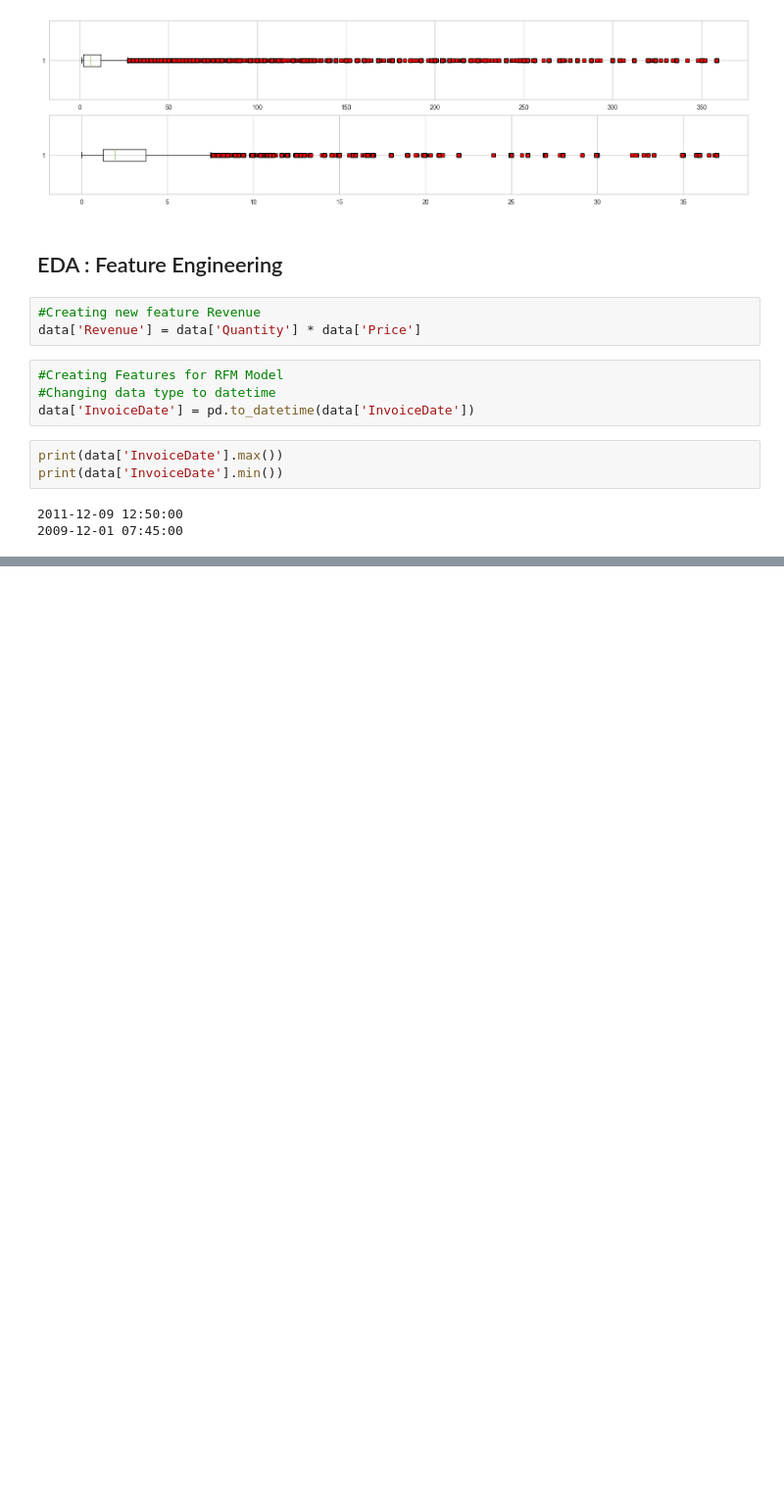
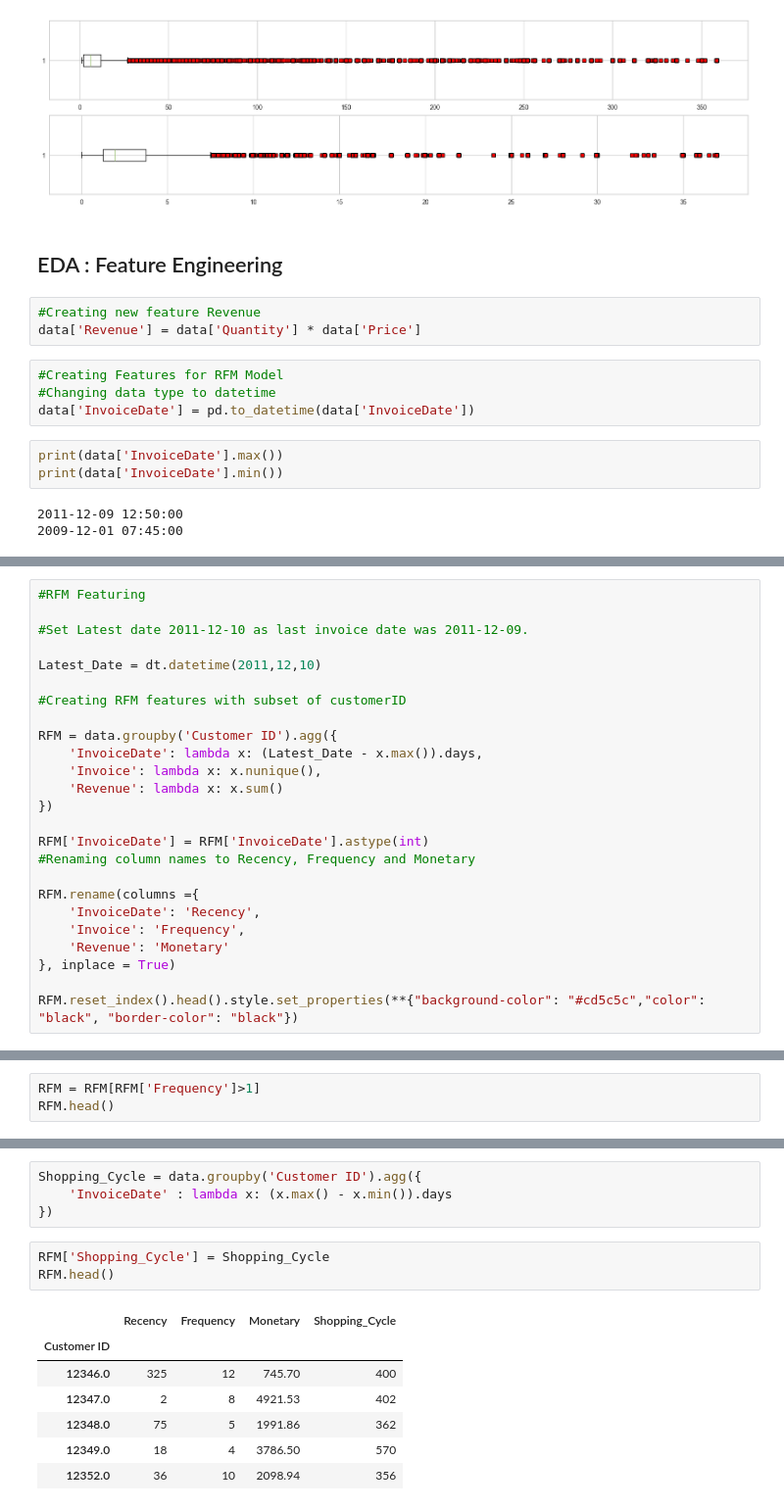
Before and after one commit to TKZues/CustomerSegmentationbyEnhancedRFM, a Jupyter notebook: notebook/online_retail_II.ipynb, the cells around one changed output, grey strips where cells are left out. Shown: that part at 98% size. Cells and saved outputs as stored; diff of their text form; blank space fills up the shorter version.

```diff
--- a/notebook/online_retail_II.ipynb
+++ b/notebook/online_retail_II.ipynb
@@ -174,0 +171,25 @@ print(data['InvoiceDate'].min())
+# %%
+#RFM Featuring
+
+#Set Latest date 2011-12-10 as last invoice date was 2011-12-09.
+
+Latest_Date = dt.datetime(2011,12,10)
+
+#Creating RFM features with subset of customerID
+
+RFM = data.groupby('Customer ID').agg({
+    'InvoiceDate': lambda x: (Latest_Date - x.max()).days,
+    'Invoice': lambda x: x.nunique(),
+    'Revenue': lambda x: x.sum()
+})
+
+RFM['InvoiceDate'] = RFM['InvoiceDate'].astype(int)
+#Renaming column names to Recency, Frequency and Monetary
+
+RFM.rename(columns ={
+    'InvoiceDate': 'Recency',
+    'Invoice': 'Frequency',
+    'Revenue': 'Monetary'
+}, inplace = True)
+
+RFM.reset_index().head().style.set_properties(**{"background-color": "#cd5c5c","color": "black", "border-color": "black"})
@@ -174,0 +216,3 @@ print(data['InvoiceDate'].min())
+# %%
+RFM = RFM[RFM['Frequency']>1]
+RFM.head()
@@ -174,0 +227,15 @@ print(data['InvoiceDate'].min())
+# %%
+Shopping_Cycle = data.groupby('Customer ID').agg({
+    'InvoiceDate' : lambda x: (x.max() - x.min()).days
+})
+# %%
+RFM['Shopping_Cycle'] = Shopping_Cycle
+RFM.head()
+# %% [output]
+|  | Recency | Frequency | Monetary | Shopping_Cycle |
+| Customer ID |  |  |  |  |
+| 12346.0 | 325 | 12 | 745.70 | 400 |
+| 12347.0 | 2 | 8 | 4921.53 | 402 |
+| 12348.0 | 75 | 5 | 1991.86 | 362 |
+| 12349.0 | 18 | 4 | 3786.50 | 570 |
+| 12352.0 | 36 | 10 | 2098.94 | 356 |
```
Also changed, not shown: parts of 6 cells of this notebook.
